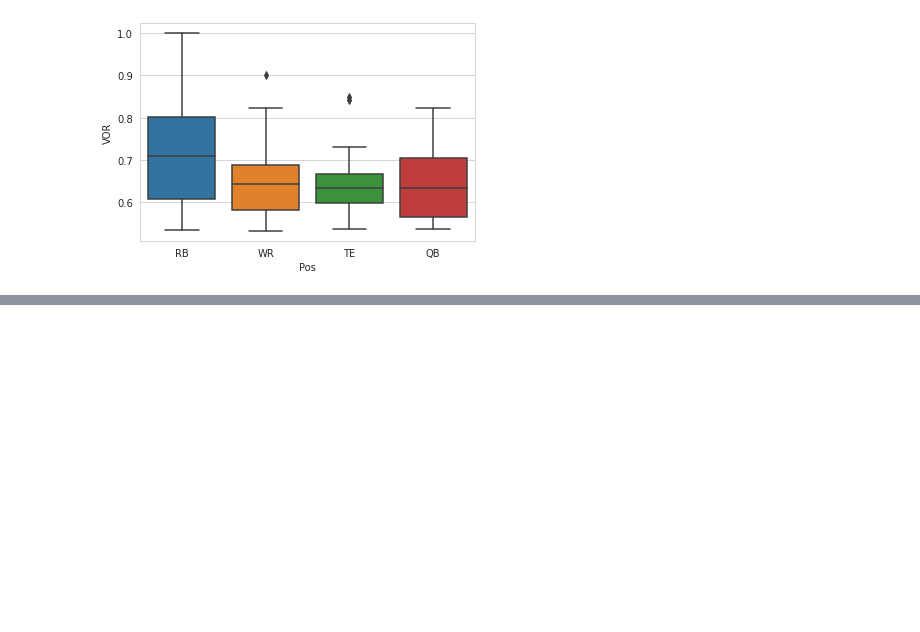
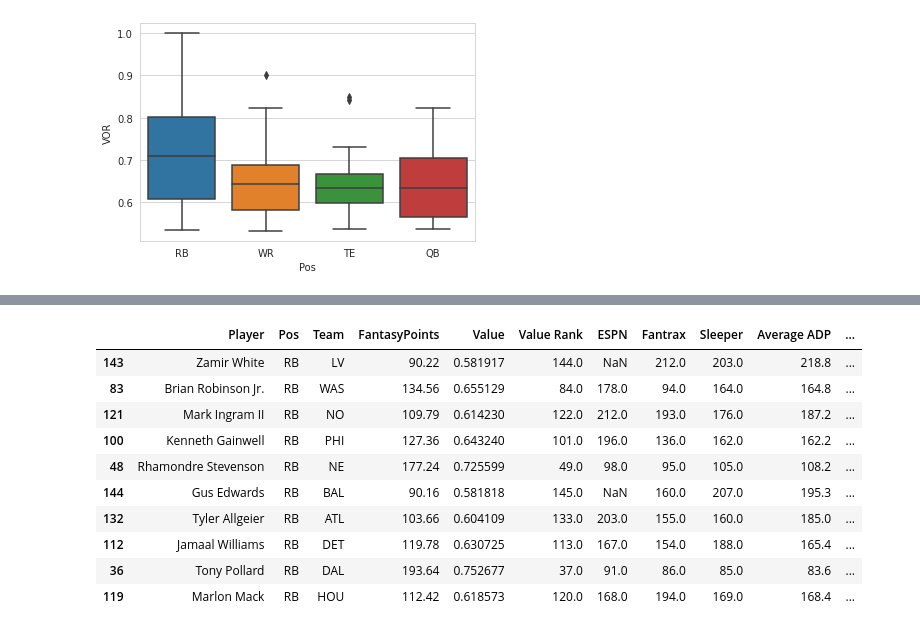
Before and after one commit to oldgreg07/Journey-to-the-Center-of-Python, a Jupyter notebook: ExploringPandas.ipynb, the cells around one changed output, grey strips where cells are left out. Cells and saved outputs as stored; diff of their text form; code cells hidden in the pictures; blank space fills up the shorter version.

```diff
--- a/ExploringPandas.ipynb
+++ b/ExploringPandas.ipynb
@@ -240,3 +240,19 @@ df_copy = df[:draft_pool]
 sns.boxplot(x=df_copy['Pos'], y=df_copy['VOR']);
 # %% [output]
 [figure]
+# %%
+df = df.rename({
+    'VOR': 'Value',
+    'VOR Rank': 'Value Rank'
+}, axis=1)
+# %%
+adp_df = adp_df.rename({
+    'PLAYER': 'Player',
+    'POS': 'Pos',
+    'AVG': 'Average ADP',
+    'ADP RANK': 'ADP Rank'
+}, axis=1)
+# %%
+final_df = df.merge(adp_df, how='left', on=['Player', 'Pos', 'Team'])
+
+final_df.head()
@@ -242,0 +266,5 @@ sns.boxplot(x=df_copy['Pos'], y=df_copy['VOR']);
+# %%
+final_df['Diff in ADP and Value'] = final_df['ADP Rank'] - final_df['Value Rank']
+final_df.head()
+
+#a positive diff in ADP and Value denotes a player who is likely being undervalued and could be a bargain relative to their draft spot.
@@ -242,0 +278,23 @@ sns.boxplot(x=df_copy['Pos'], y=df_copy['VOR']);
+# %%
+draft_pool = final_df.sort_values(by='ADP Rank')[:196]
+
+
+rb_draft_pool = draft_pool.loc[draft_pool['Pos'] == 'RB']
+qb_draft_pool = draft_pool.loc[draft_pool['Pos'] == 'QB']
+wr_draft_pool = draft_pool.loc[draft_pool['Pos'] == 'WR']
+te_draft_pool = draft_pool.loc[draft_pool['Pos'] == 'TE']
+
+#Top 10 RB sleepers for the 2022 fantasy draft
+rb_draft_pool.sort_values(by='Diff in ADP and Value', ascending=False)[:10]
+# %% [output]
+|  | Player | Pos | Team | FantasyPoints | Value | Value Rank | ESPN | Fantrax | Sleeper | Average ADP | ... |
+| 143 | Zamir White | RB | LV | 90.22 | 0.581917 | 144.0 | NaN | 212.0 | 203.0 | 218.8 | ... |
+| 83 | Brian Robinson Jr. | RB | WAS | 134.56 | 0.655129 | 84.0 | 178.0 | 94.0 | 164.0 | 164.8 | ... |
+| 121 | Mark Ingram II | RB | NO | 109.79 | 0.614230 | 122.0 | 212.0 | 193.0 | 176.0 | 187.2 | ... |
+| 100 | Kenneth Gainwell | RB | PHI | 127.36 | 0.643240 | 101.0 | 196.0 | 136.0 | 162.0 | 162.2 | ... |
+| 48 | Rhamondre Stevenson | RB | NE | 177.24 | 0.725599 | 49.0 | 98.0 | 95.0 | 105.0 | 108.2 | ... |
+| 144 | Gus Edwards | RB | BAL | 90.16 | 0.581818 | 145.0 | NaN | 160.0 | 207.0 | 195.3 | ... |
+| 132 | Tyler Allgeier | RB | ATL | 103.66 | 0.604109 | 133.0 | 203.0 | 155.0 | 160.0 | 185.0 | ... |
+| 112 | Jamaal Williams | RB | DET | 119.78 | 0.630725 | 113.0 | 167.0 | 154.0 | 188.0 | 165.4 | ... |
+| 36 | Tony Pollard | RB | DAL | 193.64 | 0.752677 | 37.0 | 91.0 | 86.0 | 85.0 | 83.6 | ... |
+| 119 | Marlon Mack | RB | HOU | 112.42 | 0.618573 | 120.0 | 168.0 | 194.0 | 169.0 | 168.4 | ... |
```
Also changed, not shown: parts of 2 cells of this notebook.
